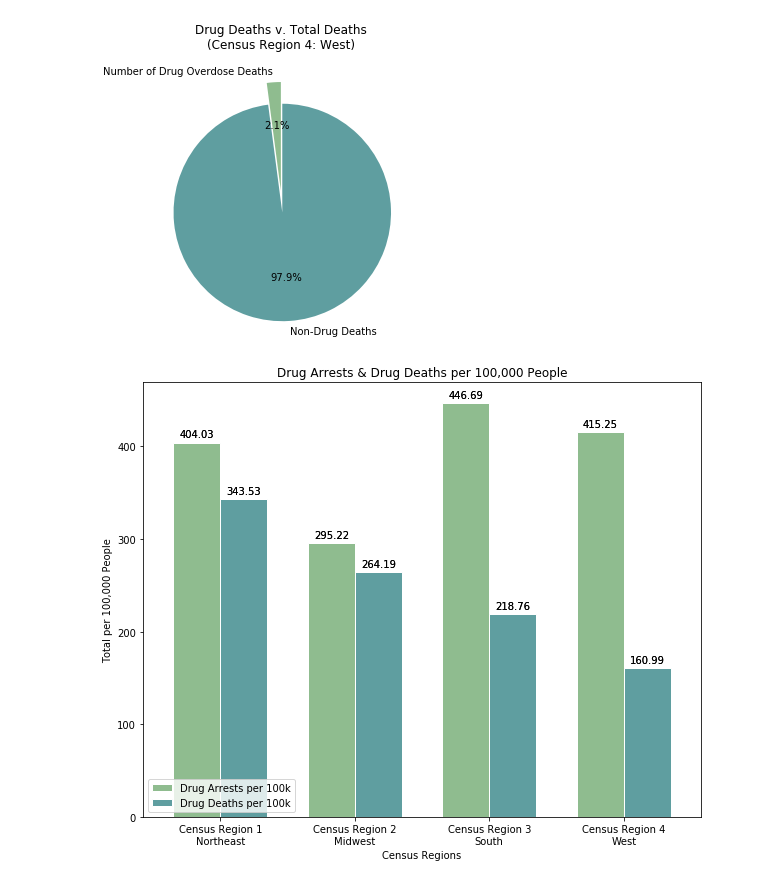
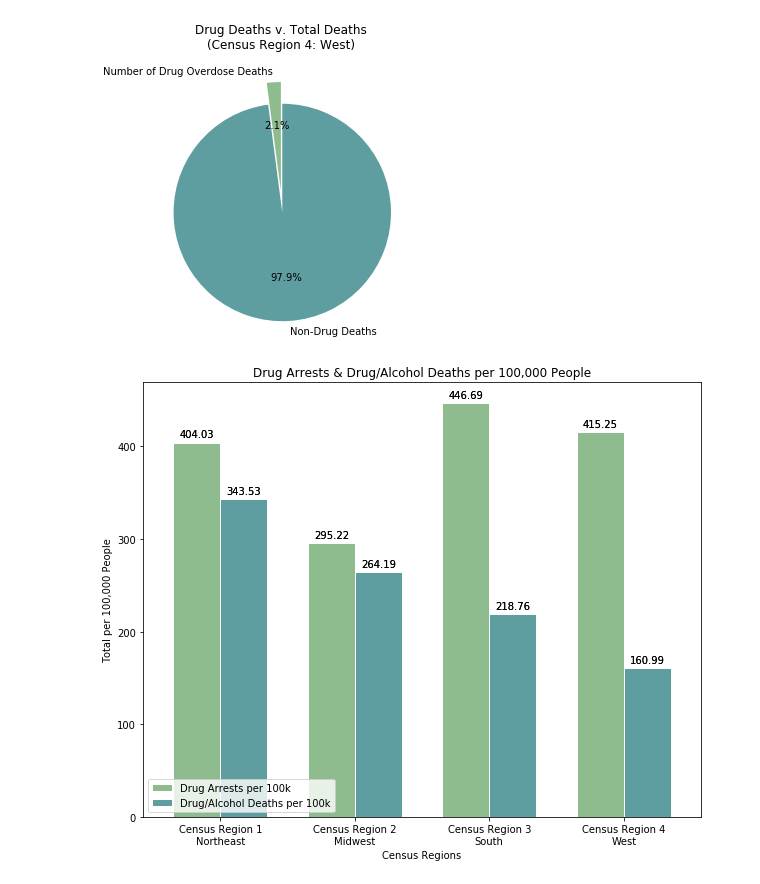
Before and after one commit to linmck/group_project_1, a Jupyter notebook: graphing.ipynb, the cells around one changed output. Saved outputs shown, nothing was run; the diff lists cells and outputs as text; code cells hidden in the pictures.

Commit message:
Label changes

```diff
--- a/graphing.ipynb
+++ b/graphing.ipynb
@@ -166,40 +166,40 @@ fig1, arrests_ax1 = plt.subplots(figsize=(10, 8))
 
 # Pull in both data series
 p1 = arrests_ax1.bar(x_axis1, arrests, width, color="darkseagreen", edgecolor='white', label = "Drug Arrests per 100k")
-p2 = arrests_ax1.bar(x_axis2, overdose, width, color="cadetblue", edgecolor='white', label = "Drug Deaths per 100k")
+p2 = arrests_ax1.bar(x_axis2, overdose, width, color="cadetblue", edgecolor='white', label = "Drug/Alcohol Deaths per 100k")
 
 # Format chart
-arrests_ax1.set(title="Drug Arrests & Drug Deaths per 100,000 People")
+arrests_ax1.set(title="Drug Arrests & Drug/Alcohol Deaths per 100,000 People")
 tick_locations = [value + (width/2) for value in x_axis1]
 plt.xticks(tick_locations, regions)
 plt.xlim(-0.40, len(x_axis1)-.25)
 plt.xlabel("Census Regions")
 plt.ylabel("Total per 100,000 People")
 plt.legend(loc="lower left")
 
 #Add data label label above each bar
 def autolabel(rects):
 
     for rect in p1:
         height = rect.get_height()
         arrests_ax1.annotate('{}'.format(height),
                     xy=(rect.get_x() + rect.get_width() / 2, height),
                     xytext=(0, 3),  # 3 points vertical offset
                     textcoords="offset points",
                     ha='center', va='bottom')
     for rect in p2:
         height = rect.get_height()
         arrests_ax1.annotate('{}'.format(height),
                     xy=(rect.get_x() + rect.get_width() / 2, height),
                     xytext=(0, 3),  # 3 points vertical offset
                     textcoords="offset points",
                     ha='center', va='bottom')
 
 autolabel(arrest_vals)
 autolabel(overdose_vals)
 plt.savefig("Output/vs_death_bars/arrests")
 # %% [output]
-[figure, old version]
+[figure, new version]
 # %%
 arrests_obs = np.array([[arrests],[overdose]])
 chi2_contingency(arrests_obs)
```
Also changed, not shown: parts of 6 cells of this notebook.
